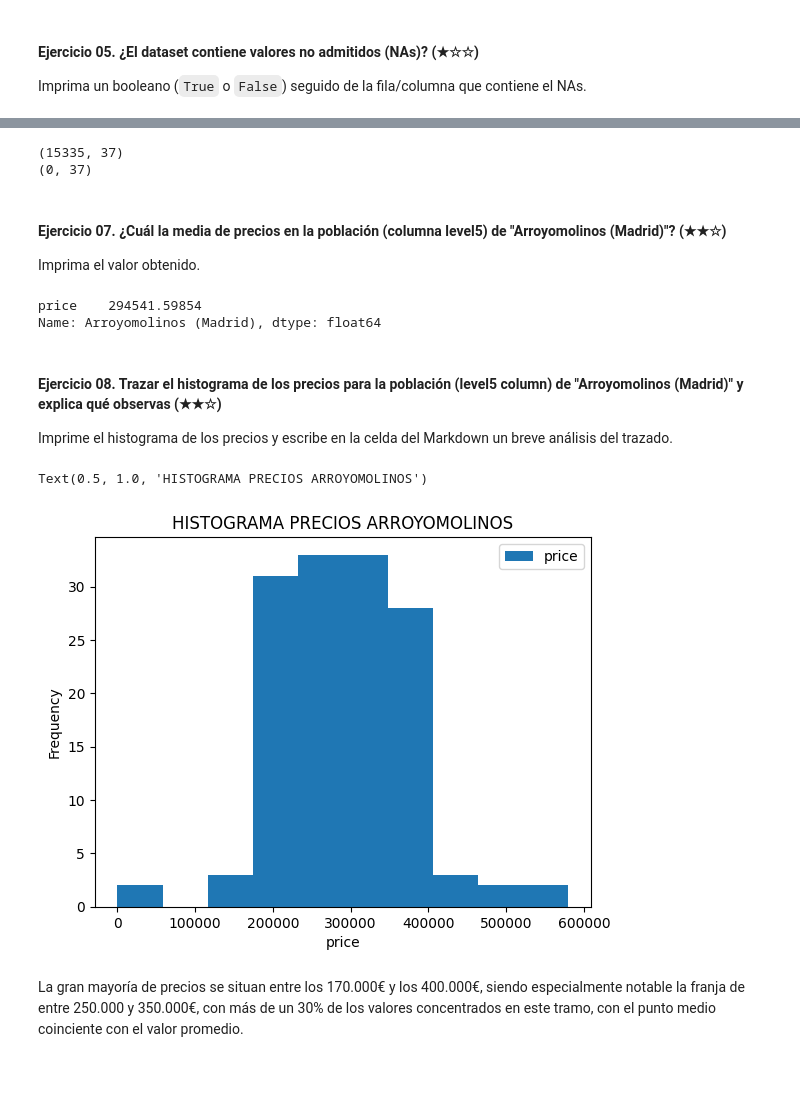
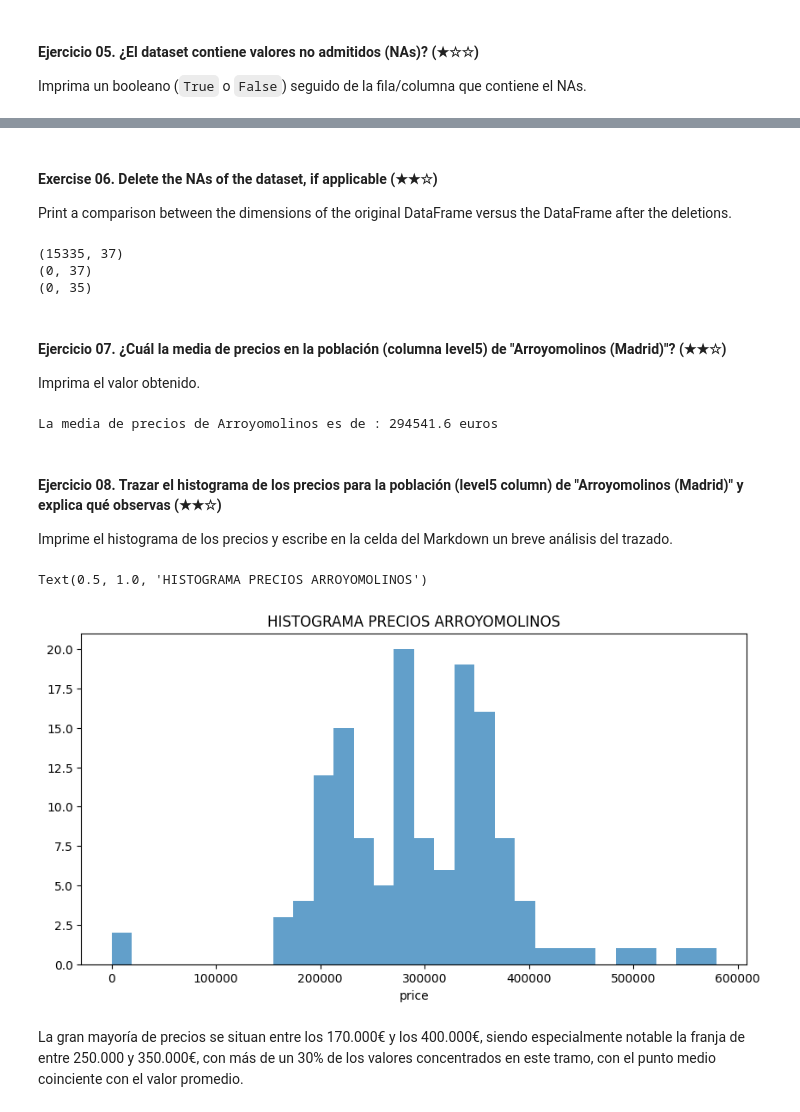
Before and after one commit to Finarosalina/realestate-datacleanup-exercise, a Jupyter notebook: project.es.ipynb, the cells around one changed output, grey strips where cells are left out. Drawn from its saved outputs; the diff is of its cells as text; code cells hidden in the pictures; blank space fills up the shorter version.

```diff
--- a/project.es.ipynb
+++ b/project.es.ipynb
@@ -143,28 +117,36 @@ Imprima una comparación entre las dimensiones del DataFrame original versus el
+# %% [markdown]
+#### Exercise 06. Delete the NAs of the dataset, if applicable (★★☆)
+
+Print a comparison between the dimensions of the original DataFrame versus the DataFrame after the deletions.
 # %%
 newdf = ds.dropna()
-
 print(ds.shape)
 print(newdf.shape)
+#todas las filas poseen al menos 1 valor nulo por eso ha eliminado todo el data set.
+#eliminos las que tienen todos los valores nulos, pero sigue quedando el set vacio. Creo que lo mejor sería sustituir los valores nulos por 0 y ver como queda
+ds_1=ds.drop("customZone",axis=1)
+ds_1=ds_1.drop("zipCode",axis=1)
+#print(ds_1.isnull().sum().sort_values().index[-1])
+#print(ds_1["zipCode"].sum())
+
+new_ds = ds_1.dropna()
+print(new_ds.shape)
 # %% [output]
 (15335, 37)
 (0, 37)
+(0, 35)
 # %% [markdown]
 #### Ejercicio 07. ¿Cuál la media de precios en la población (columna level5) de "Arroyomolinos (Madrid)"? (★★☆)
 
 Imprima el valor obtenido.
 # %%
-# tabla de resumen utilizando el método pivot_table
-df_resume = ds.pivot_table(
-    index='level5',
-    values='price',
-    aggfunc='mean'
-)
-# Imprimos el resultado
-media_precios_arroyomolinos= df_resume.loc["Arroyomolinos (Madrid)"]
-print(media_precios_arroyomolinos)
+
+precios_Arr=ds[ds["level5"]=="Arroyomolinos (Madrid)"]["price"]
+media_precios_Arr=precios_Arr.mean()
+media_precios_Arr=round(media_precios_Arr,2)
+print(f"La media de precios de Arroyomolinos es de : {media_precios_Arr} euros")
 # %% [output]
-price    294541.59854
-Name: Arroyomolinos (Madrid), dtype: float64
+La media de precios de Arroyomolinos es de : 294541.6 euros
 # %% [markdown]
 #### Ejercicio 08. Trazar el histograma de los precios para la población (level5 column) de "Arroyomolinos (Madrid)" y explica qué observas (★★☆)
 
@@ -172,16 +154,17 @@ Imprime el histograma de los precios y escribe en la celda del Markdown un breve
 # %%
 import numpy as np
 import matplotlib.pyplot as plt
 
 ds = pd.read_csv('assets/real_estate.csv', sep=';')
 precios_arroyomolimos= ds.loc[ds['level5']=='Arroyomolinos (Madrid)', ['price']]
-precios_arroyomolimos.plot(kind = 'hist')
 
+plt.figure(figsize = (10, 5))
+plt.hist(precios_arroyomolimos, bins = 30, alpha = 0.7)
 plt.xlabel('price')
 plt.title('HISTOGRAMA PRECIOS ARROYOMOLINOS')
 # %% [output]
 Text(0.5, 1.0, 'HISTOGRAMA PRECIOS ARROYOMOLINOS')
-[figure, old version]
+[figure, new version]
 # %% [markdown]
 La gran mayoría de precios se situan entre los 170.000€ y los 400.000€, siendo especialmente notable la franja de entre 250.000 y 350.000€, con más de un 30% de los valores concentrados en este tramo, con el punto medio coinciente con el valor promedio.
 # %% [markdown]
```
Also changed, not shown: parts of 29 cells of this notebook, 1 other file.
